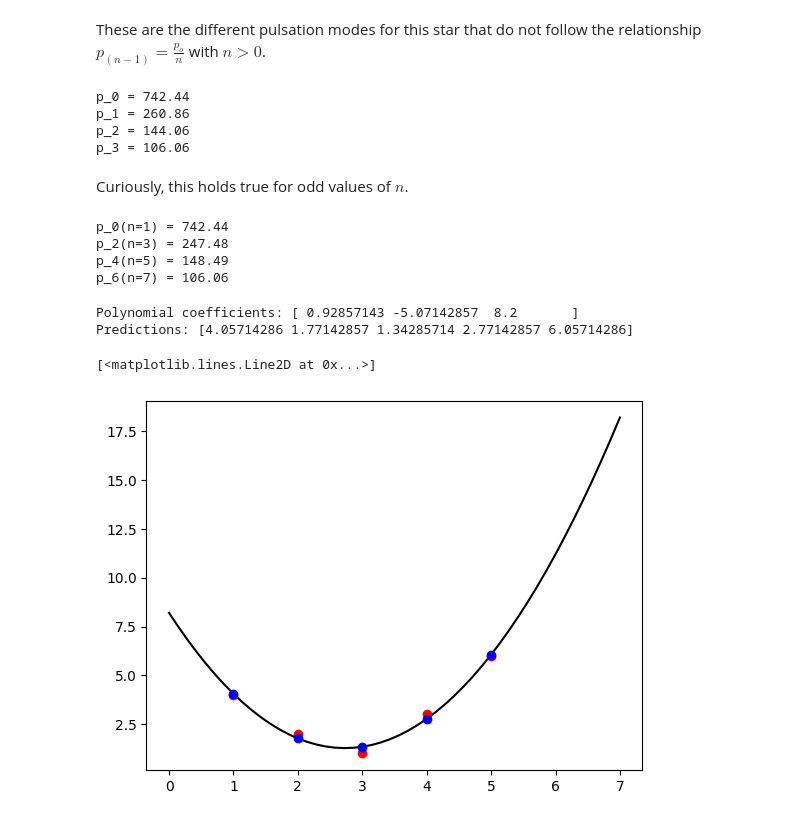
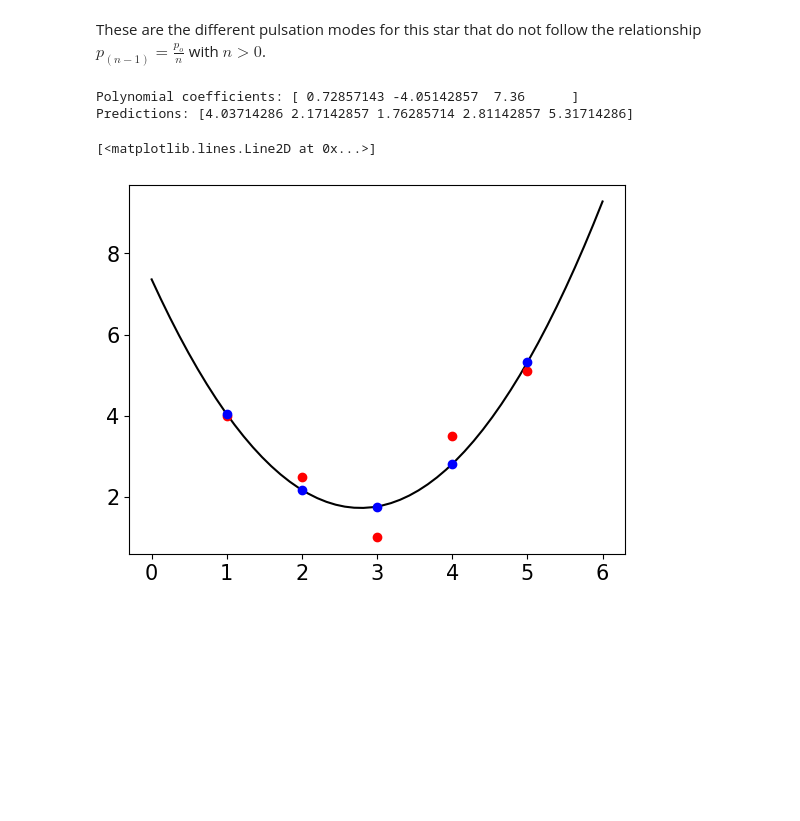
Before and after one commit to dawg-at-irya/Analysis_of_a_light_curve, a Jupyter notebook: Analysis_of_a_light_curve.ipynb, the cells around one changed output. Cells and saved outputs as stored; diff of their text form; code cells hidden in the pictures; blank space fills up the shorter version.

```diff
--- a/Analysis_of_a_light_curve.ipynb
+++ b/Analysis_of_a_light_curve.ipynb
@@ -301,49 +305,31 @@ Text(0.5, 1.0, 'Power spectrum for IRASIRAS_07034-3551')
 
 These are the different pulsation modes for this star that do not follow the relationship $p_{ (n-1)}=\frac{p_o}{n}$ with $n>0$.
 # %%
-for i,m in zip(1/f,range(0,4)):
-  print('p_'+str(m),'=',round(i.value,2))
+# for i,m in zip(1/f,range(0,4)):
+#   print('p_'+str(m),'=',round(i.value,2))
+#   imp=[1,3,5,7]
+# for m in imp:
+#   print('p_'+str(m-1)+'(n='+str(m)+')','=',round((funadamen/m).value,2))
-# %% [output]
-p_0 = 742.44
-p_1 = 260.86
-p_2 = 144.06
-p_3 = 106.06
-# %% [markdown]
-
-Curiously, this holds true for odd values of $n$.
-# %%
-imp=[1,3,5,7]
-for m in imp:
-  print('p_'+str(m-1)+'(n='+str(m)+')','=',round((funadamen/m).value,2))
-# %% [output]
-p_0(n=1) = 742.44
-p_2(n=3) = 247.48
-p_4(n=5) = 148.49
-p_6(n=7) = 106.06
 # %%
-import numpy as np
-import matplotlib.pyplot as plt
-
-# Define the input data points
 x = np.array([1, 2, 3, 4, 5])   # x values
-y = np.array([4, 2, 1, 3, 6])   # y values
+y = np.array([4, 2.5, 1, 3.5, 5.1])   # y values
 
 # Fit a polynomial of degree 3
 coefficients = np.polyfit(x, y, 2)
 
 # Generate predictions at the same x values
 predictions = np.polyval(coefficients, x)
 
 # Print the coefficients and predictions
 print("Polynomial coefficients:", coefficients)
 print("Predictions:", predictions)
 
-xgrid = np.linspace(0, 7)
+xgrid = np.linspace(0, 6)
 plt.plot(xgrid, np.polyval(coefficients, xgrid), 'k-')
 plt.plot(x, y, 'ro', label = 'original data')
 plt.plot(x, np.polyval(coefficients, x), 'bo', label = 'predictions')
 # %% [output]
-Polynomial coefficients: [ 0.92857143 -5.07142857  8.2       ]
-Predictions: [4.05714286 1.77142857 1.34285714 2.77142857 6.05714286]
+Polynomial coefficients: [ 0.72857143 -4.05142857  7.36      ]
+Predictions: [4.03714286 2.17142857 1.76285714 2.81142857 5.31714286]
 [<matplotlib.lines.Line2D at 0x...>]
-[figure, old version]
+[figure, new version]
```
Also changed, not shown: parts of 9 cells of this notebook.
